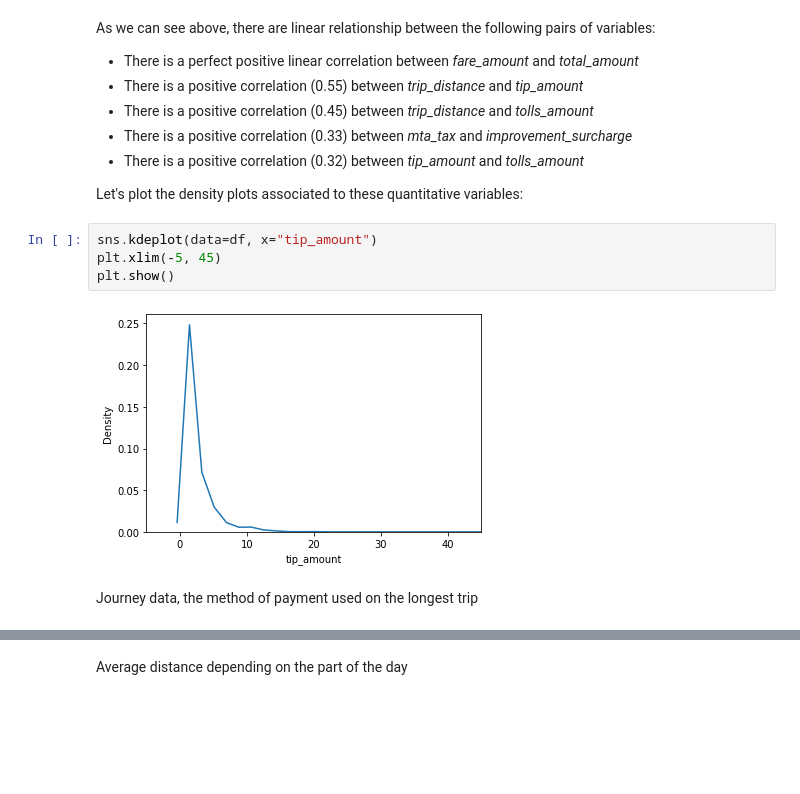
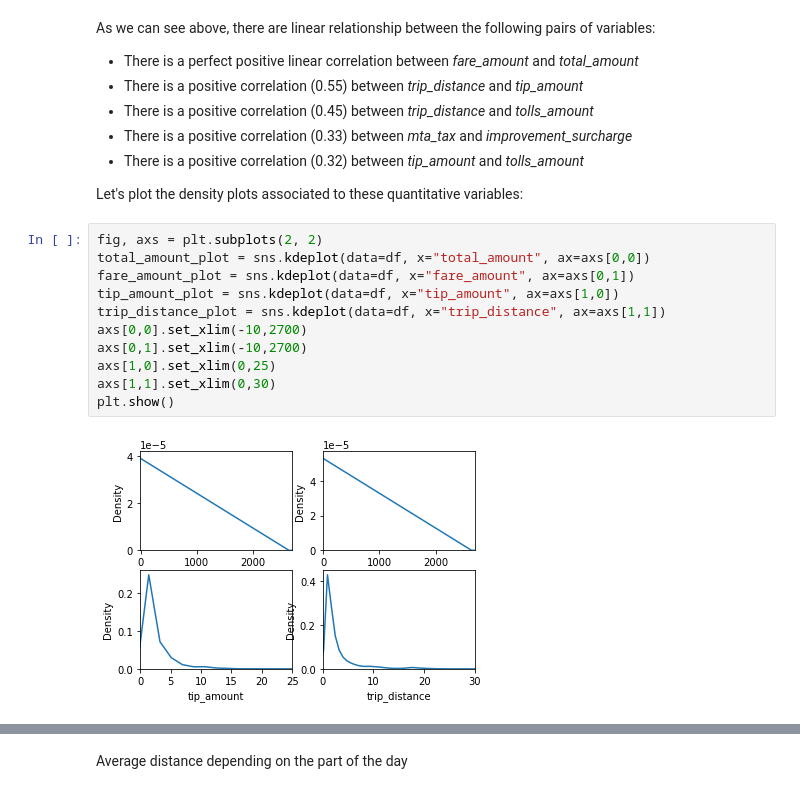
Before and after one commit to luisrodrigar/scalable-distributed-computing, a Jupyter notebook: Lab 2 - PySpark/pyspark-serial.ipynb, the cells around one changed output, grey strips where cells are left out. Cells and saved outputs as stored; diff of their text form; blank space fills up the shorter version.

```diff
--- a/Lab 2 - PySpark/pyspark-serial.ipynb
+++ b/Lab 2 - PySpark/pyspark-serial.ipynb
@@ -149,11 +150,16 @@ As we can see above, there are linear relationship between the following pairs o
 
 
 Let's plot the density plots associated to these quantitative variables:
-# %%
-sns.kdeplot(data=df, x="tip_amount")
-plt.xlim(-5, 45)
-plt.show()
-# %% [output]
-[figure, removed]
-# %% [markdown]
-Journey data, the method of payment used on the longest trip
+# %%
+fig, axs = plt.subplots(2, 2)
+total_amount_plot = sns.kdeplot(data=df, x="total_amount", ax=axs[0,0])
+fare_amount_plot = sns.kdeplot(data=df, x="fare_amount", ax=axs[0,1])
+tip_amount_plot = sns.kdeplot(data=df, x="tip_amount", ax=axs[1,0])
+trip_distance_plot = sns.kdeplot(data=df, x="trip_distance", ax=axs[1,1])
+axs[0,0].set_xlim(-10,2700)
+axs[0,1].set_xlim(-10,2700)
+axs[1,0].set_xlim(0,25)
+axs[1,1].set_xlim(0,30)
+plt.show()
+# %% [output]
+[figure, added]
```
Also changed, not shown: parts of 4 cells of this notebook.
